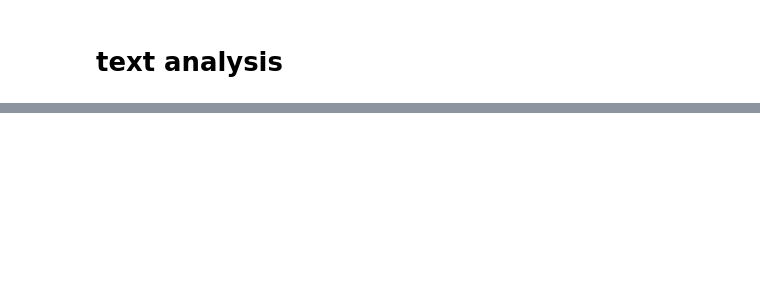
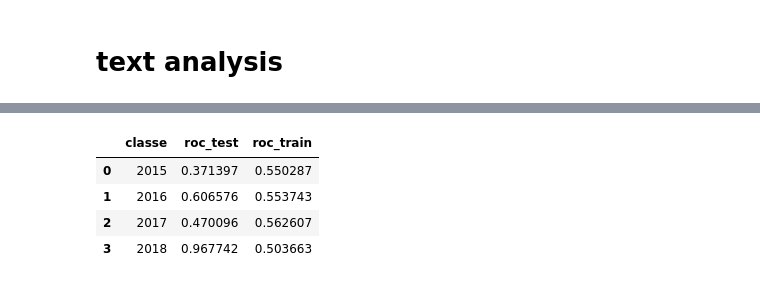
Before and after one commit to jeleandro/dataScienceNotebook, a Jupyter notebook: BibitextReader.ipynb, the cells around one changed output, grey strips where cells are left out. Cells and saved outputs as stored; diff of their text form; code cells hidden in the pictures; blank space fills up the shorter version.

```diff
--- a/BibitextReader.ipynb
+++ b/BibitextReader.ipynb
@@ -490,0 +544,16 @@ array([ 0.,  0.,  0.,  0.,  0.,  0.,  0.,  0.,  0.,  0.,  0.,  0.,  0.,
+# %%
+model = Word2Vec(NgramSpliter(xtrain, 1), min_count=15, size=50)
+# %%
+def avg(text):
+    d = None;
+    counter = 0;
+    for s in list(NgramSplitter(text,1))[0]:
+        if s not in model.wv.vocab:
+            continue;
+        if d is None:
+            d = model.wv[s]
+        else:
+            d = d+model.wv[s];
+        counter+=1;
+    #d = d/counter;
+    return d;
@@ -490,0 +573,25 @@ array([ 0.,  0.,  0.,  0.,  0.,  0.,  0.,  0.,  0.,  0.,  0.,  0.,  0.,
+# %%
+xtrain3 = normalize(np.vstack([avg(s) for s in xtrain]), norm='l1')
+xtest3  = normalize(np.vstack([avg(s) for s in xtest]), norm='l1')
+# %%
+clf = LogisticRegression(random_state=0)
+clf.fit(xtrain3,ytrain);
+probtrain = clf.predict_proba(xtrain3)
+probtest  = clf.predict_proba(xtest3)
+# %%
+rocs = [
+    {
+        'classe':c,
+        'roc_train':roc_auc_score(y_true=np.array(ytrain)==c, y_score=probtrain[:,i]),
+        'roc_test':roc_auc_score(y_true=np.array(ytest)==c, y_score=probtest[:,i])
+    }
+
+    for i,c in enumerate(clf.classes_)]
+
+pd.DataFrame(rocs)
+# %% [output]
+|  | classe | roc_test | roc_train |
+| 0 | 2015 | 0.371397 | 0.550287 |
+| 1 | 2016 | 0.606576 | 0.553743 |
+| 2 | 2017 | 0.470096 | 0.562607 |
+| 3 | 2018 | 0.967742 | 0.503663 |
```
Also changed, not shown: parts of 37 cells of this notebook, 2 other files.
